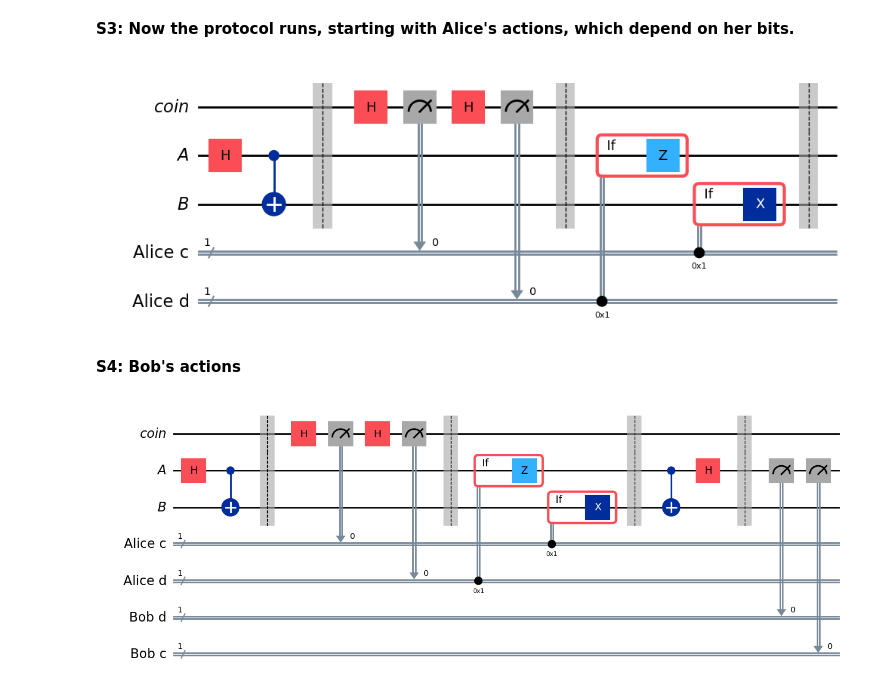
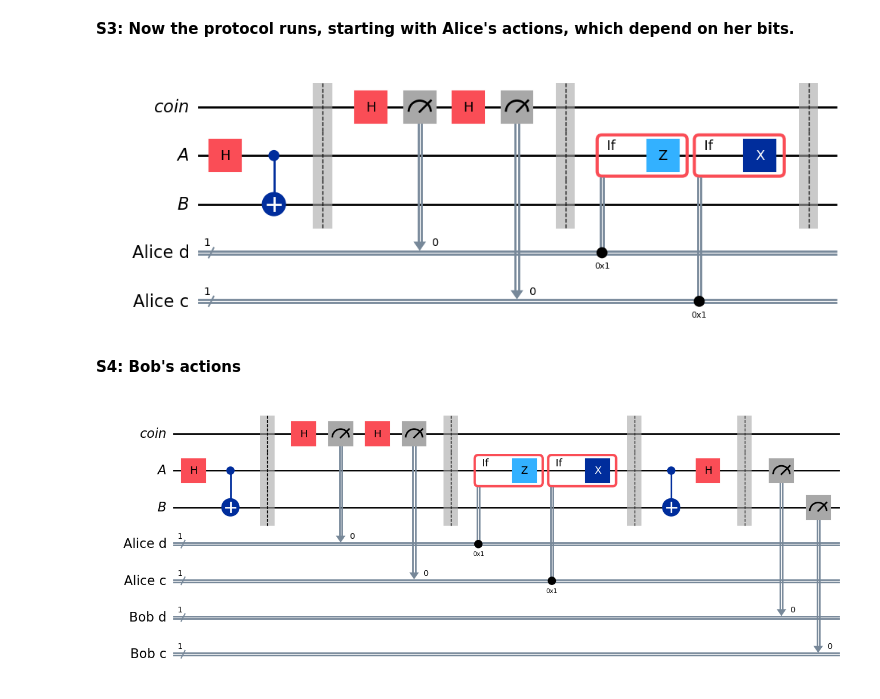
Before and after one commit to JayZeus999/IBM-Quantum-Learning, a Jupyter notebook: QM-Courses/superdense-coding.ipynb, the cells around one changed output. Drawn from its saved outputs; the diff is of its cells as text; code cells hidden in the pictures.

Commit message:
Correct some errors in the protocol set-up so that both Alice's & Bob's bits agree

```diff
--- a/QM-Courses/superdense-coding.ipynb
+++ b/QM-Courses/superdense-coding.ipynb
@@ -76,10 +76,10 @@ rbg = QuantumRegister(1, "coin")
 ebit0 = QuantumRegister(1, "A")
 ebit1 = QuantumRegister(1, "B")
 
+Alice_d = ClassicalRegister(1, "Alice d")
 Alice_c = ClassicalRegister(1, "Alice c")
-Alice_d = ClassicalRegister(1, "Alice d")
 
-test = QuantumCircuit(rbg, ebit0, ebit1, Alice_c, Alice_d)
+test = QuantumCircuit(rbg, ebit0, ebit1, Alice_d, Alice_c)
 
 display(test.draw(output="mpl"))
 # %% [output]
@@ -112,13 +112,13 @@ display(test.draw(output="mpl"))
 # %%
 with test.if_test((Alice_d, 1), label="Z"):
     test.z(ebit0)
 with test.if_test((Alice_c, 1), label="X"):
-    test.x(ebit1)
+    test.x(ebit0)
 
 test.barrier()
 display(test.draw(output="mpl"))
 # %% [output]
-[figure, old version]
+[figure, new version]
 # %% [markdown]
 **S4: Bob's actions**
 # %%
@@ -133,8 +133,8 @@ Bob_c = ClassicalRegister(1, "Bob c")
 test.add_register(Bob_d, Bob_c)
 
 test.measure(ebit0, Bob_d)
-test.measure(ebit0, Bob_c)
+test.measure(ebit1, Bob_c)
 
 display(test.draw(output="mpl"))
 # %% [output]
-[figure, old version]
+[figure, new version]
```
Also changed, not shown: parts of 5 cells of this notebook.
